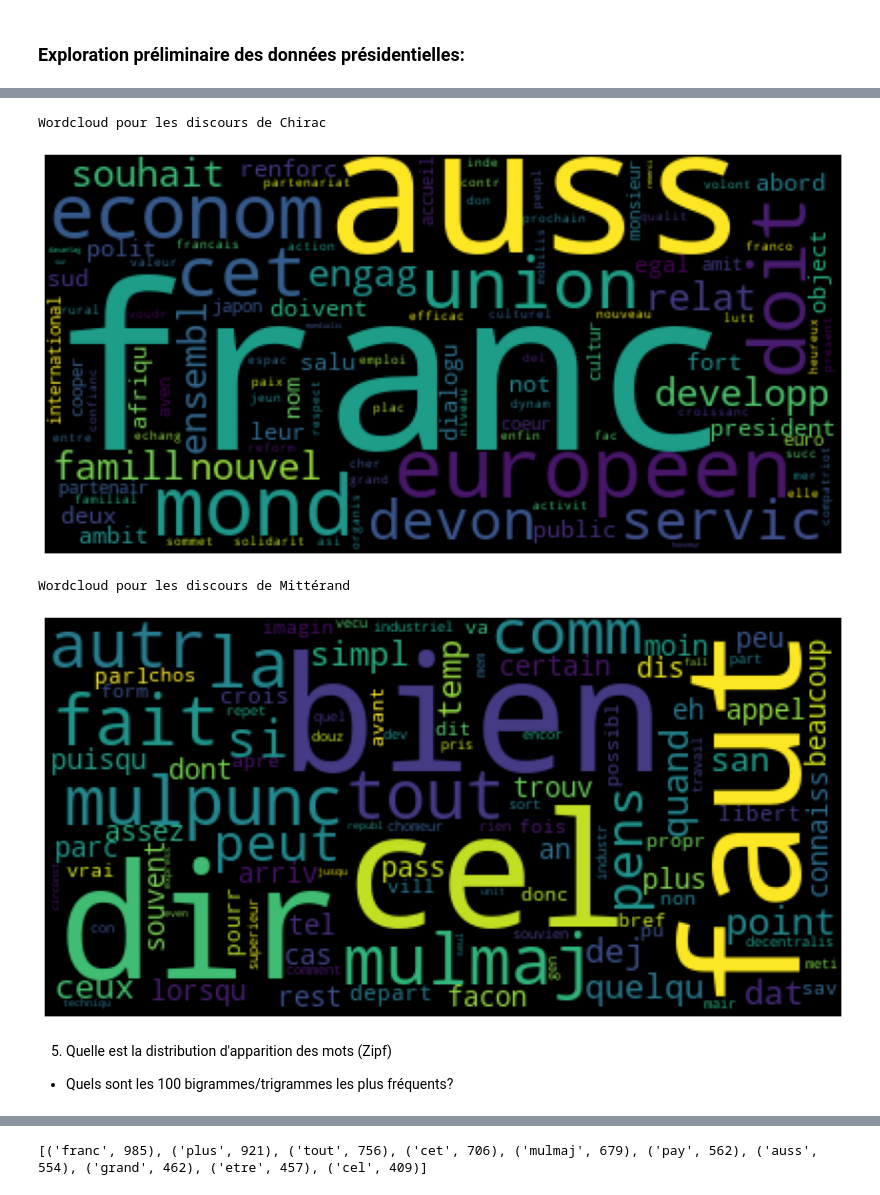
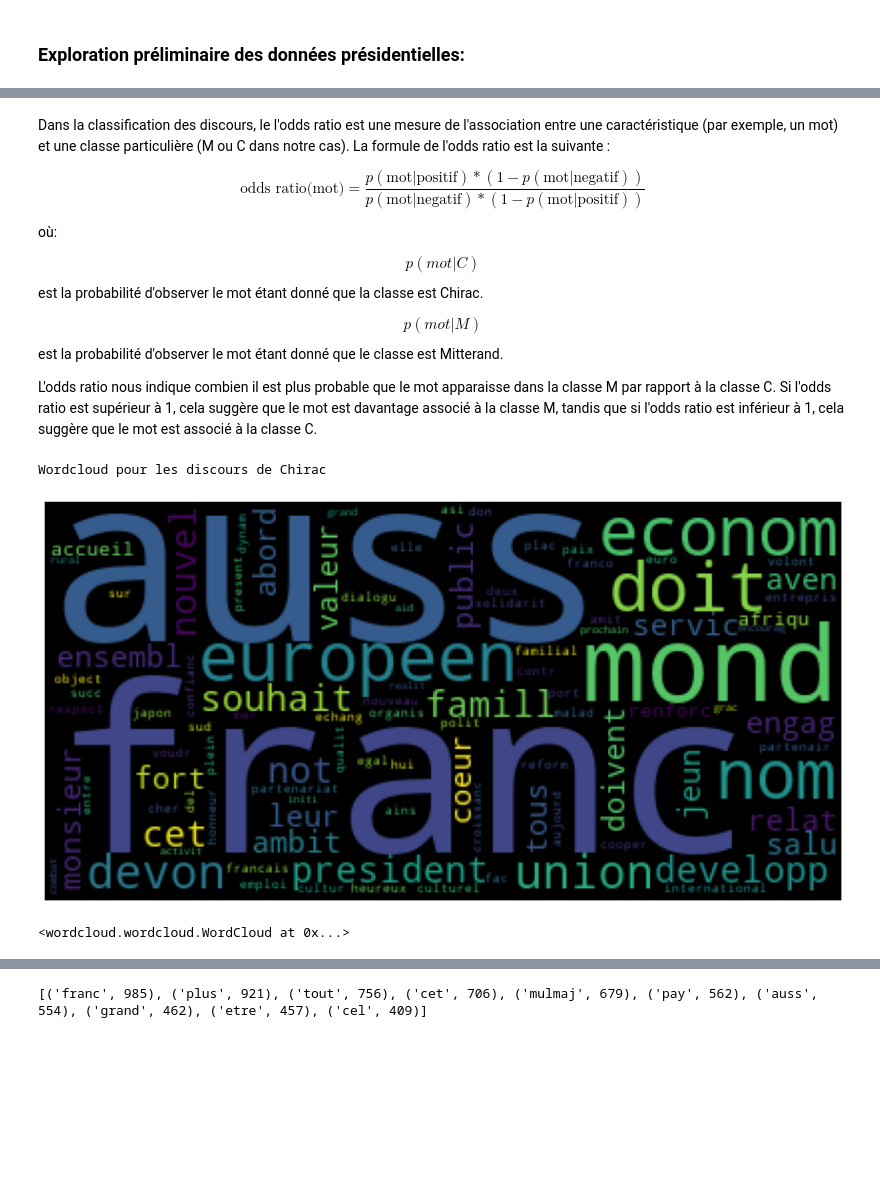
Before and after one commit to samynhl/RITAL-TMES, a Jupyter notebook: Projet TAL/Bow-Presidents.ipynb, the cells around one changed output, grey strips where cells are left out. Drawn from its saved outputs; the diff is of its cells as text; code cells hidden in the pictures; blank space fills up the shorter version.

```diff
--- a/Projet TAL/Bow-Presidents.ipynb
+++ b/Projet TAL/Bow-Presidents.ipynb
@@ -94,10 +95,16 @@ def load_pres(fname):
 fname = "./datasets/corpus.tache1.learn.utf8.txt"
 alltxts,alllabs = load_pres(fname)
 
+# All the data
 X = np.array(alltxts)
 Y = np.array(alllabs)
 
+# Splitting into train test
 X_train, X_test, Y_train, Y_test = train_test_split(alltxts, alllabs, test_size=0.2, shuffle=False)
+
+## Regrouping all documents into one big document
+text = ' '.join([document for document in X_train])
+
 train_size = len(X_train)
 test_size = len(X_test)
 print('Train set length : ',train_size)
@@ -332,10 +339,10 @@ Time elapsed:  2.617659568786621
 from sklearn.feature_extraction.text import CountVectorizer, TfidfVectorizer
 
 vectorizer = TfidfVectorizer(min_df=10)
-X = vectorizer.fit_transform(X_train)
+X_processed = vectorizer.fit_transform(X)
 
 # Affichage
 vocabulaire = vectorizer.get_feature_names_out()
 print('Taille du vocabulaire = ', len(vocabulaire))
-print(X.toarray())
+print(X_processed.toarray())
 # %% [output]
@@ -500,0 +435,12 @@ class Odds_Ratio:
+# %% [markdown]
+Dans la classification des discours, le l'odds ratio est une mesure de l'association entre une caractéristique (par exemple, un mot) et une classe particulière (M ou C dans notre cas). La formule de l'odds ratio est la suivante :
+
+$$ \text{odds ratio(mot)} = \frac{p(\text{mot} | \text{positif})  *  (1 - p(\text{mot} | \text{negatif}))}{p(\text{mot} | \text{negatif})  *  (1 - p(\text{mot} | \text{positif}))} $$
+
+où:
+
+$$p(mot|C)$$  est la probabilité d'observer le mot étant donné que la classe est Chirac.
+
+$$p(mot|M)$$  est la probabilité d'observer le mot étant donné que le classe est Mitterand.
+
+L'odds ratio nous indique combien il est plus probable que le mot apparaisse dans la classe M par rapport à la classe C. Si l'odds ratio est supérieur à 1, cela suggère que le mot est davantage associé à la classe M, tandis que si l'odds ratio est inférieur à 1, cela suggère que le mot est  associé à la classe C.
@@ -501,18 +546,14 @@ class Odds_Ratio:
 # %%
 # Pré-processing du texte
-xtrain = text_processor(X_train, language='french', line=None, mark_punc=True, mark_maj=True, no_punc=True, no_num=True, lowercase=True, no_stopwords=True, norm=True, stemming=True)
+X_preprocessed = text_processor(X, language='french', line=None, mark_punc=True, mark_maj=True, no_punc=True, no_num=True, lowercase=True, no_stopwords=True, norm=True, stemming=True)
 # %%
 # Odds ratios
-odds_ratio = Odds_Ratio(xtrain, Y_train, labels=[1,-1])
+cv = CountVectorizer()
+odds_ratio = compute_odd_ratio(X_preprocessed, Y, Vectorizer=cv)
+
 print('Wordcloud pour les discours de Chirac')
-odds_ratio.wordcloud( label = 1, n = 100, language = 'french')
-print('Wordcloud pour les discours de Mittérand')
-odds_ratio.wordcloud( label = -1, n = 100, language = 'french')
+visualize_class_wordcloud(odds_ratio, label = 1, n = 100, language = 'french')
 # %% [output]
 Wordcloud pour les discours de Chirac
-[figure, old version]
+[figure, new version]
-Wordcloud pour les discours de Mittérand
+<wordcloud.wordcloud.WordCloud at 0x...>
-[figure, removed]
-# %% [markdown]
-5. Quelle est la distribution d'apparition des mots (Zipf)
-- Quels sont les 100 bigrammes/trigrammes les plus fréquents?
```
Also changed, not shown: parts of 32 cells of this notebook.
